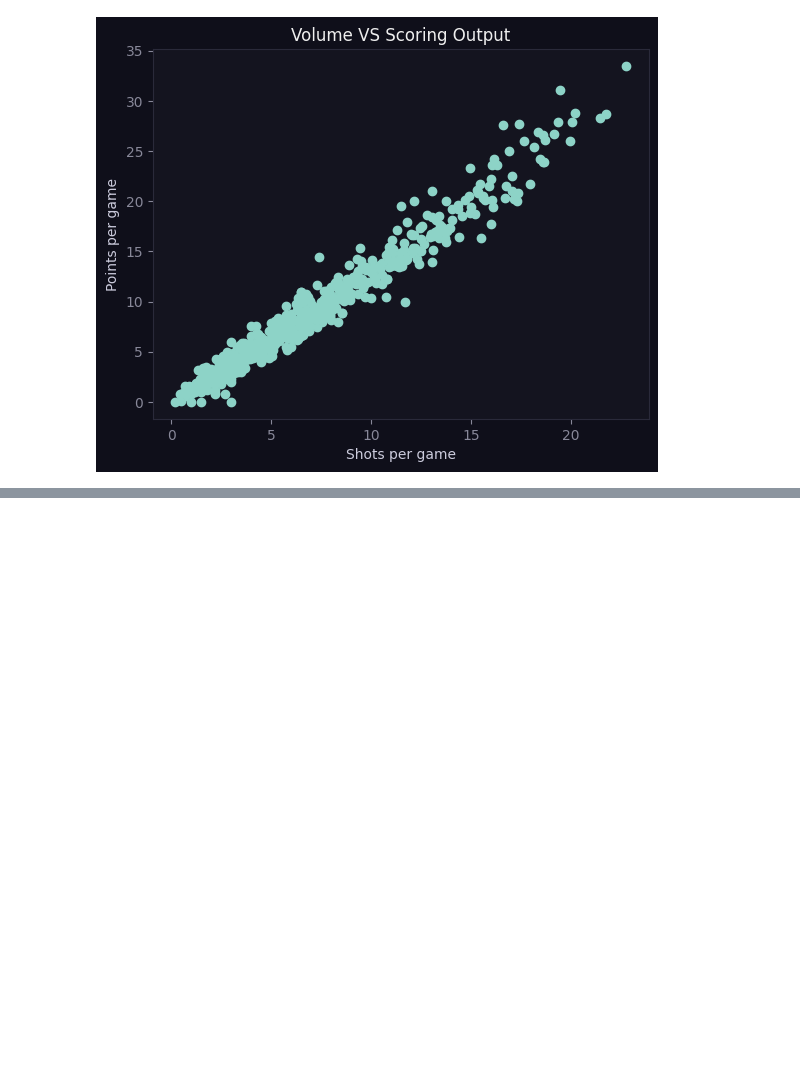
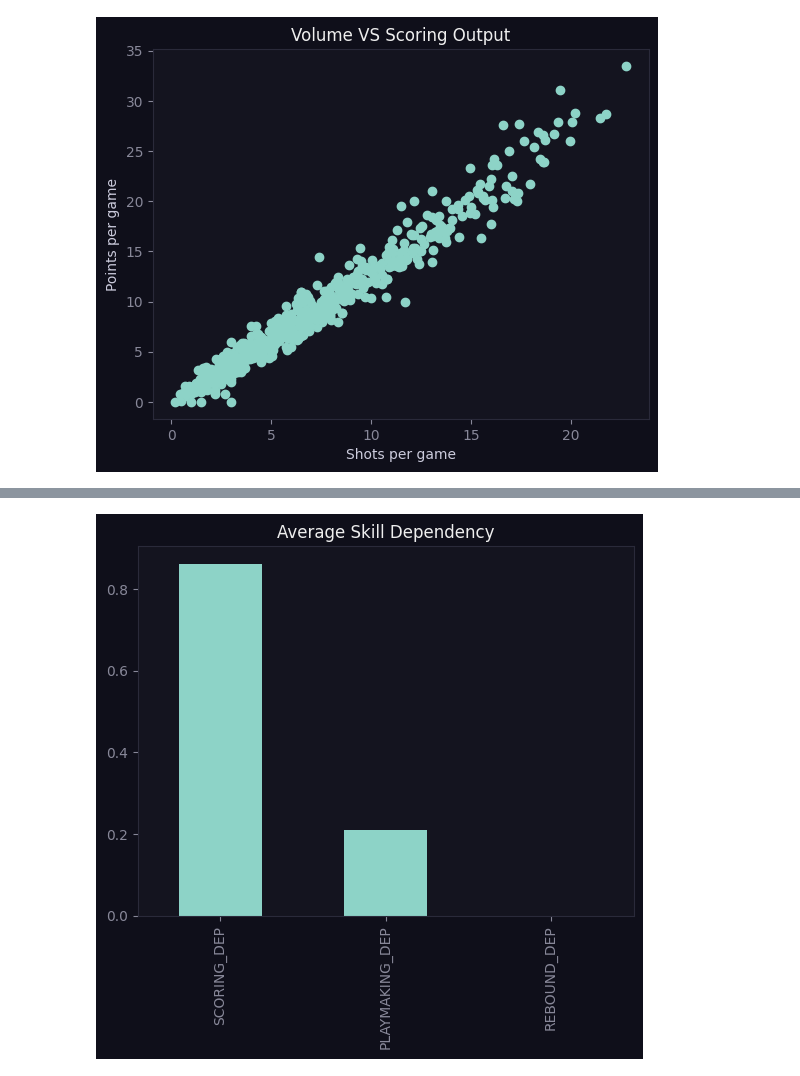
Before and after one commit to whunotexplain/data_nba_players_analyze, a Jupyter notebook: data_nba_players.ipynb, the cells around one changed output, grey strips where cells are left out. Saved outputs shown, nothing was run; the diff lists cells and outputs as text; code cells hidden in the pictures; blank space fills up the shorter version.

```diff
--- a/data_nba_players.ipynb
+++ b/data_nba_players.ipynb
@@ -112,0 +155,10 @@ plt.show()
+# %%
+data['SCORING_DEP'] = data['PTS'] / data['EFF']
+data['PLAYMAKING_DEP'] = data['AST'] / data['EFF']
+data['REBOUND_DEP'] = data['REB'] / data['EFF']
+
+data[['SCORING_DEP','PLAYMAKING_DEP','REBOUND_DEP']].mean().plot(kind='bar')
+plt.title("Average Skill Dependency")
+plt.show()
+# %% [output]
+[figure, added]
```
Also changed, not shown: parts of 8 cells of this notebook.
